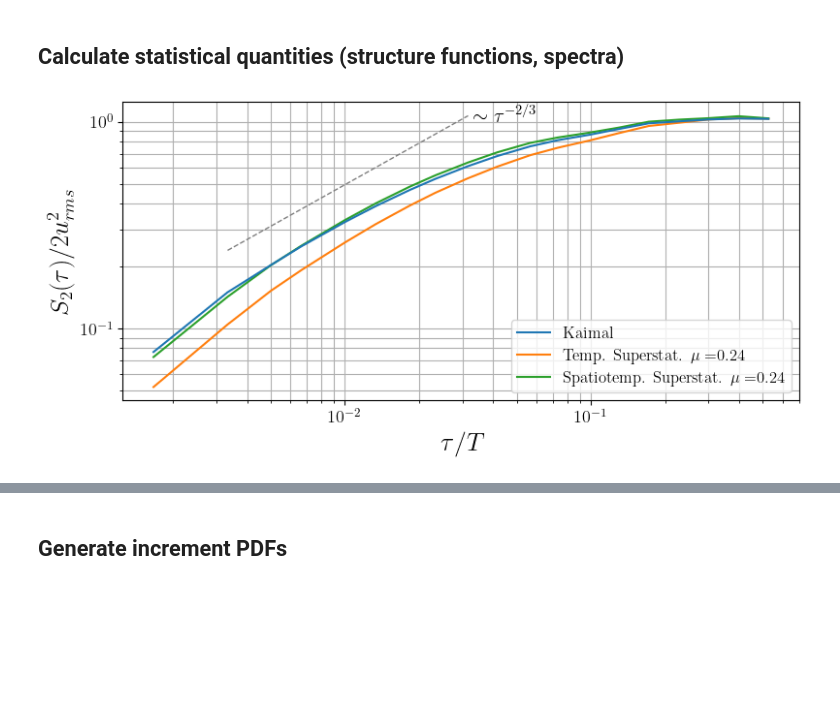
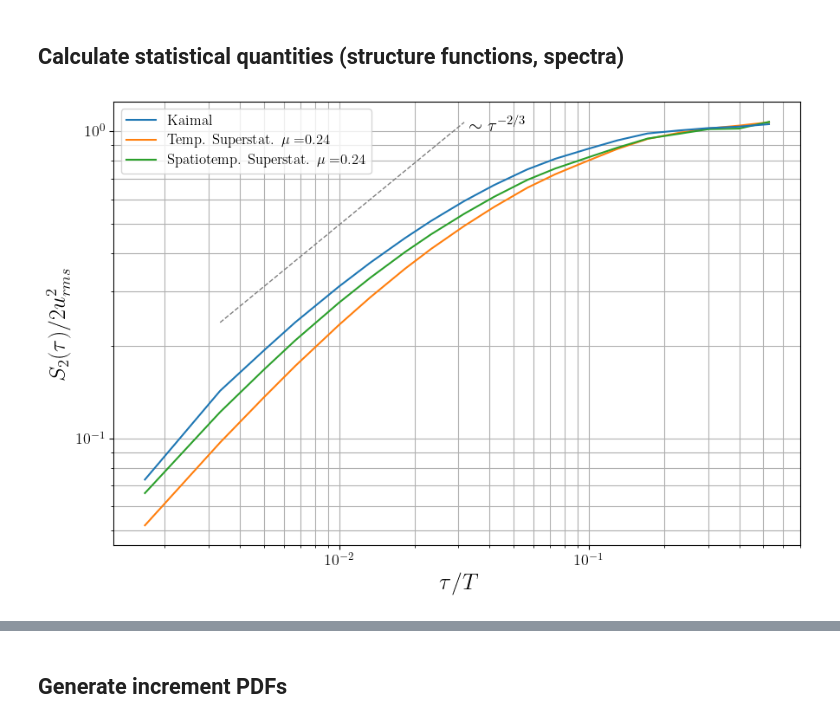
Before and after one commit to fiddir/pyforwind, a Jupyter notebook: examples/example_kaimal.ipynb, the cells around one changed output, grey strips where cells are left out. Drawn from its saved outputs; the diff is of its cells as text; code cells hidden in the pictures; blank space fills up the shorter version.

Commit message:
included more realizations in example_kaimal

```diff
--- a/examples/example_kaimal.ipynb
+++ b/examples/example_kaimal.ipynb
@@ -32,7 +32,7 @@ h_hub = 100. # hub height
 swf_gauss = SWF(L, mu, V_hub, h_hub, (T, diam), (N_T, N_rotor), kind='gauss')
 swf_temporal = SWF(L, mu, V_hub, h_hub, (T, diam), (N_T, N_rotor), kind='temporal')
 swf_spatiotemporal = SWF(L, mu, V_hub, h_hub, (T, diam), (N_T, N_rotor), kind='spatiotemporal')
-realizations = 1 # number of realizations
+realizations = 5 # number of realizations
 u_gauss = np.zeros((realizations, N_rotor, N_rotor, N_T))
 u_temporal = np.zeros((realizations, N_rotor, N_rotor, N_T))
 u_spatiotemporal = np.zeros((realizations, N_rotor, N_rotor, N_T))
@@ -121,21 +121,21 @@ spec_temporal = np.mean(np.abs(u_hat_temporal**2), axis=(0,1,2))
 spec_spatiotemporal = np.mean(np.abs(u_hat_spatiotemporal**2), axis=(0,1,2))
 # %%
 # Plot second-order structure functions
-fig, ax = plt.subplots(figsize=(9, 4))
+fig, ax = plt.subplots(figsize=(9, 6))
 ax.loglog(tau/T, struc_2_gauss/u_rms_gauss**2/2., label='Kaimal', color='C0',zorder=12)
 ax.loglog(tau/T, struc_2_temporal/u_rms_temporal**2/2., label='Temp. Superstat. $\\mu=$'+str(mu), color='C1')
 ax.loglog(tau/T, struc_2_spatiotemporal/u_rms_spatiotemporal**2/2.,
           label='Spatiotemp. Superstat. $\\mu=$'+str(mu), color='C2')
 ax.legend(fontsize=12)
 ax.set_ylabel('$S_2(\\tau)/2 u_{rms}^2$', fontsize=19)
 ax.set_xlabel('$\\tau/T$', fontsize=19)
 ax.text(20./T, 1., '$\\sim \\tau^{-2/3}$', fontsize=15)
 ax.loglog(tau[2:10]/T, 0.15*tau[2:10]**(2/3.), color='grey', ls='dashed', lw=1)
 ax.legend(fontsize=12)
 plt.xticks(fontsize=13)
 plt.yticks(fontsize=13)
 ax.grid(True, which='Both')
 # %% [output]
-[figure, old version]
+[figure, new version]
 # %%
 # Plot flatness of wind field fluctuations
```
Also changed, not shown: parts of 5 cells of this notebook.
